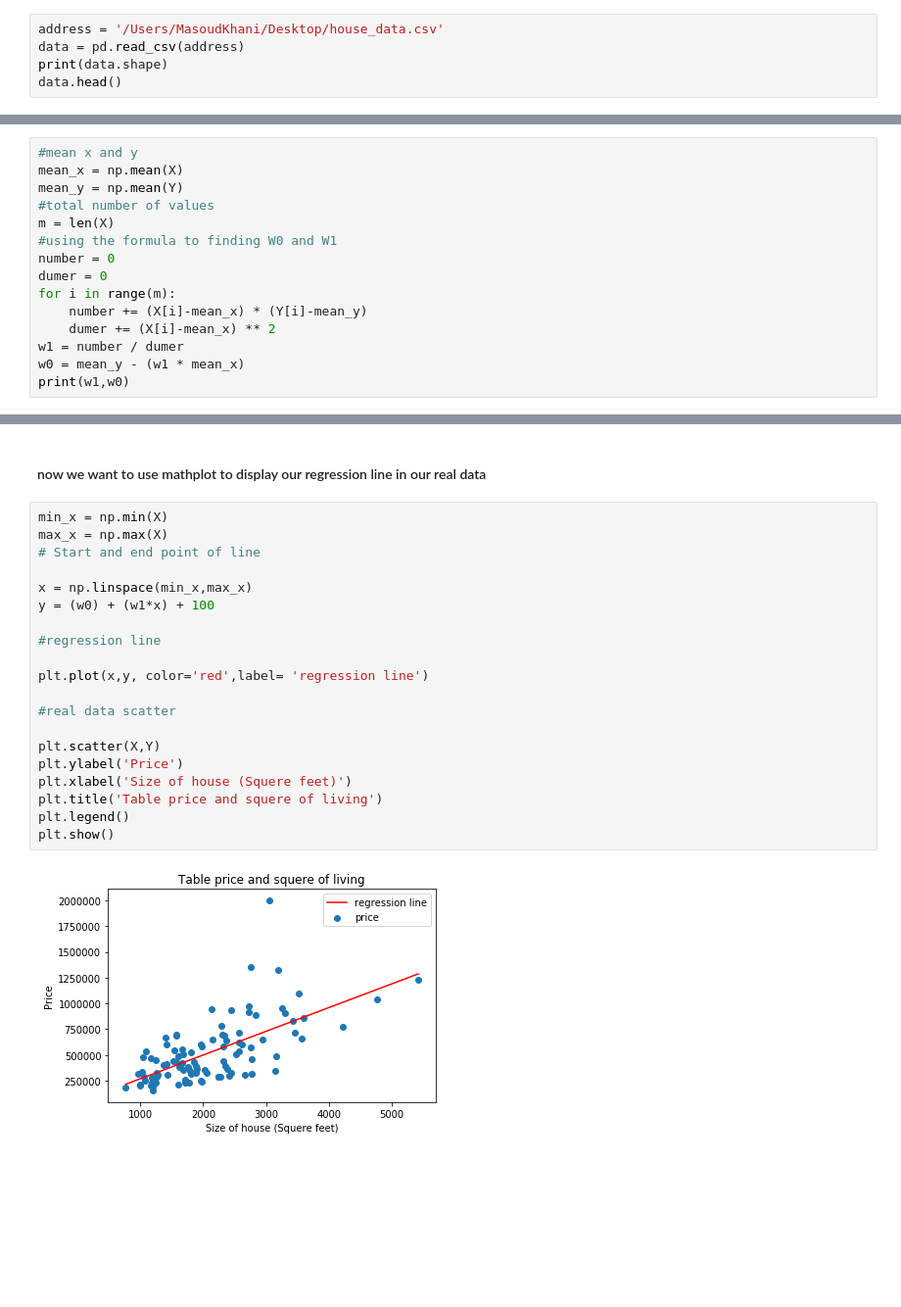
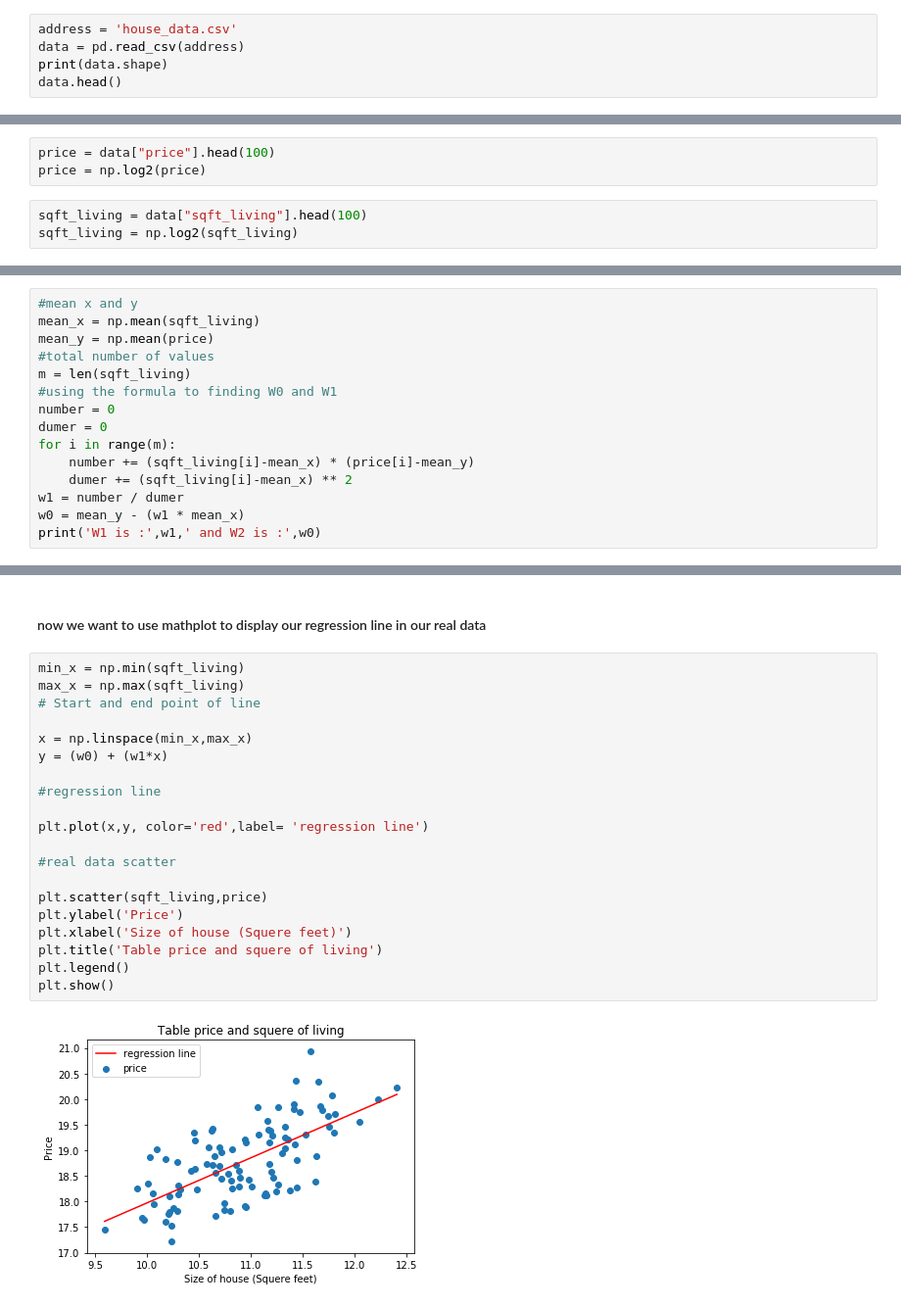
Before and after one commit to Masoud-mk/linear_regression, a Jupyter notebook: House.ipynb, the cells around one changed output, grey strips where cells are left out. Shown at 98% size. Cells and saved outputs as stored; diff of their text form; blank space fills up the shorter version.

```diff
--- a/House.ipynb
+++ b/House.ipynb
@@ -12,7 +12,7 @@ import matplotlib.pyplot as plt
 #### Then we should read our data with pandas ,geting a sample of data to see what columns we have .
 <br>
 # %%
-address = '/Users/MasoudKhani/Desktop/house_data.csv'
+address = 'house_data.csv'
 data = pd.read_csv(address)
 print(data.shape)
 data.head()
@@ -41,0 +31,6 @@ plt.show()
+# %%
+price = data["price"].head(100)
+price = np.log2(price)
+# %%
+sqft_living = data["sqft_living"].head(100)
+sqft_living = np.log2(sqft_living)
@@ -56,17 +56,17 @@ This is a line Formula y=mx+c. If we match this 2 formula, we can result that W1
 <span style="color:#e74c3c">Y = MX + C , C = Y-MX</span></h4>
 # %%
 #mean x and y
-mean_x = np.mean(X)
-mean_y = np.mean(Y)
+mean_x = np.mean(sqft_living)
+mean_y = np.mean(price)
 #total number of values
-m = len(X)
+m = len(sqft_living)
 #using the formula to finding W0 and W1
 number = 0
 dumer = 0
 for i in range(m):
-    number += (X[i]-mean_x) * (Y[i]-mean_y)
-    dumer += (X[i]-mean_x) ** 2
+    number += (sqft_living[i]-mean_x) * (price[i]-mean_y)
+    dumer += (sqft_living[i]-mean_x) ** 2
 w1 = number / dumer
 w0 = mean_y - (w1 * mean_x)
-print(w1,w0)
+print('W1 is :',w1,' and W2 is :',w0)
 # %% [output]
@@ -74,25 +74,25 @@ print(w1,w0)
 # %% [markdown]
 <h4><span style="font-family:Trebuchet MS,Helvetica,sans-serif">now we want to use mathplot to display our regression line in our real data</span></h4>
 # %%
-min_x = np.min(X)
-max_x = np.max(X)
+min_x = np.min(sqft_living)
+max_x = np.max(sqft_living)
 # Start and end point of line
 
 x = np.linspace(min_x,max_x)
-y = (w0) + (w1*x) + 100
+y = (w0) + (w1*x)
 
 #regression line
 
 plt.plot(x,y, color='red',label= 'regression line')
 
 #real data scatter
 
-plt.scatter(X,Y)
+plt.scatter(sqft_living,price)
 plt.ylabel('Price')
 plt.xlabel('Size of house (Squere feet)')
 plt.title('Table price and squere of living')
 plt.legend()
 plt.show()
 # %% [output]
-[figure, old version]
+[figure, new version]
 # %% [markdown]
```
Also changed, not shown: parts of 12 cells of this notebook.
